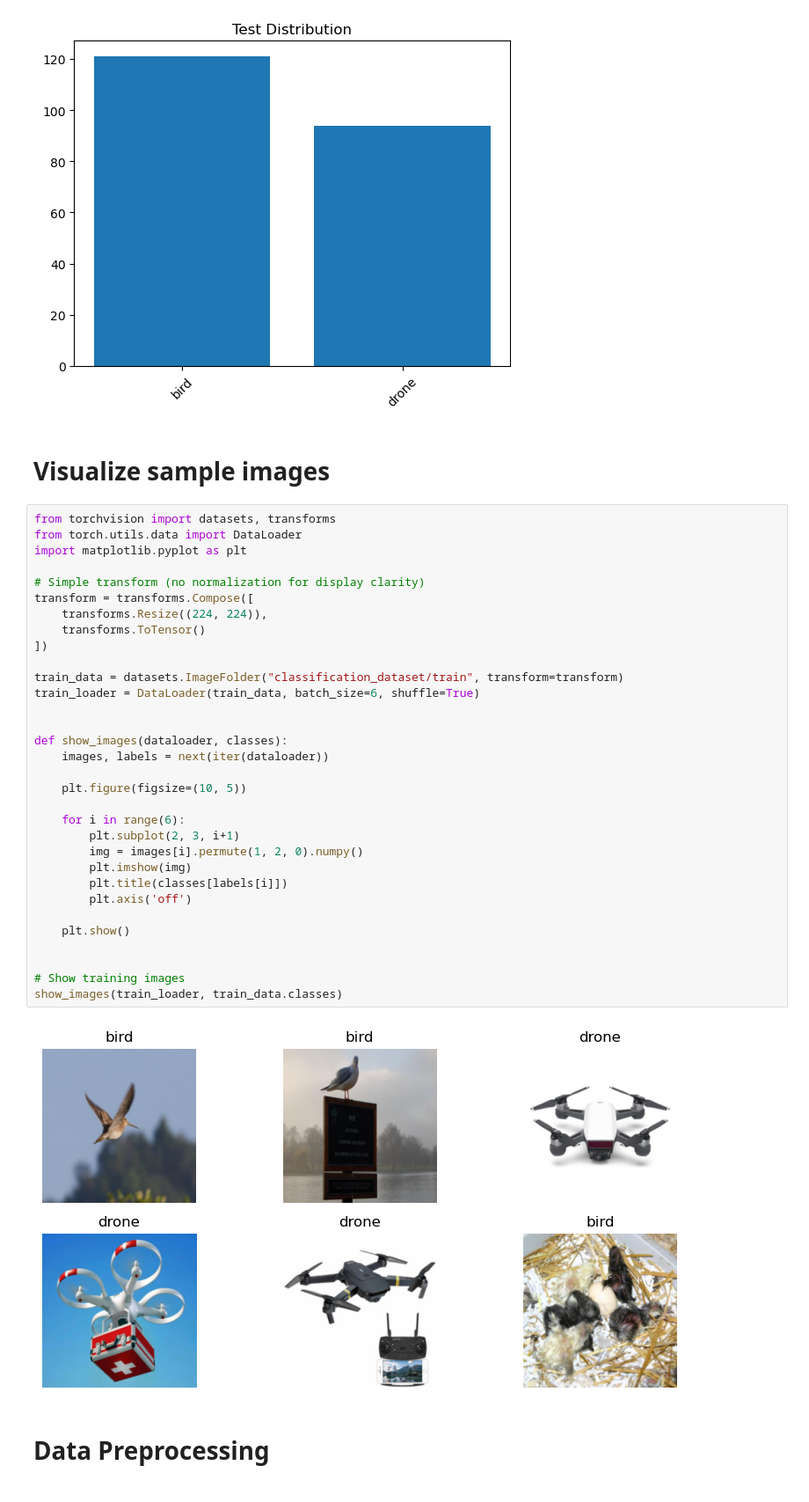
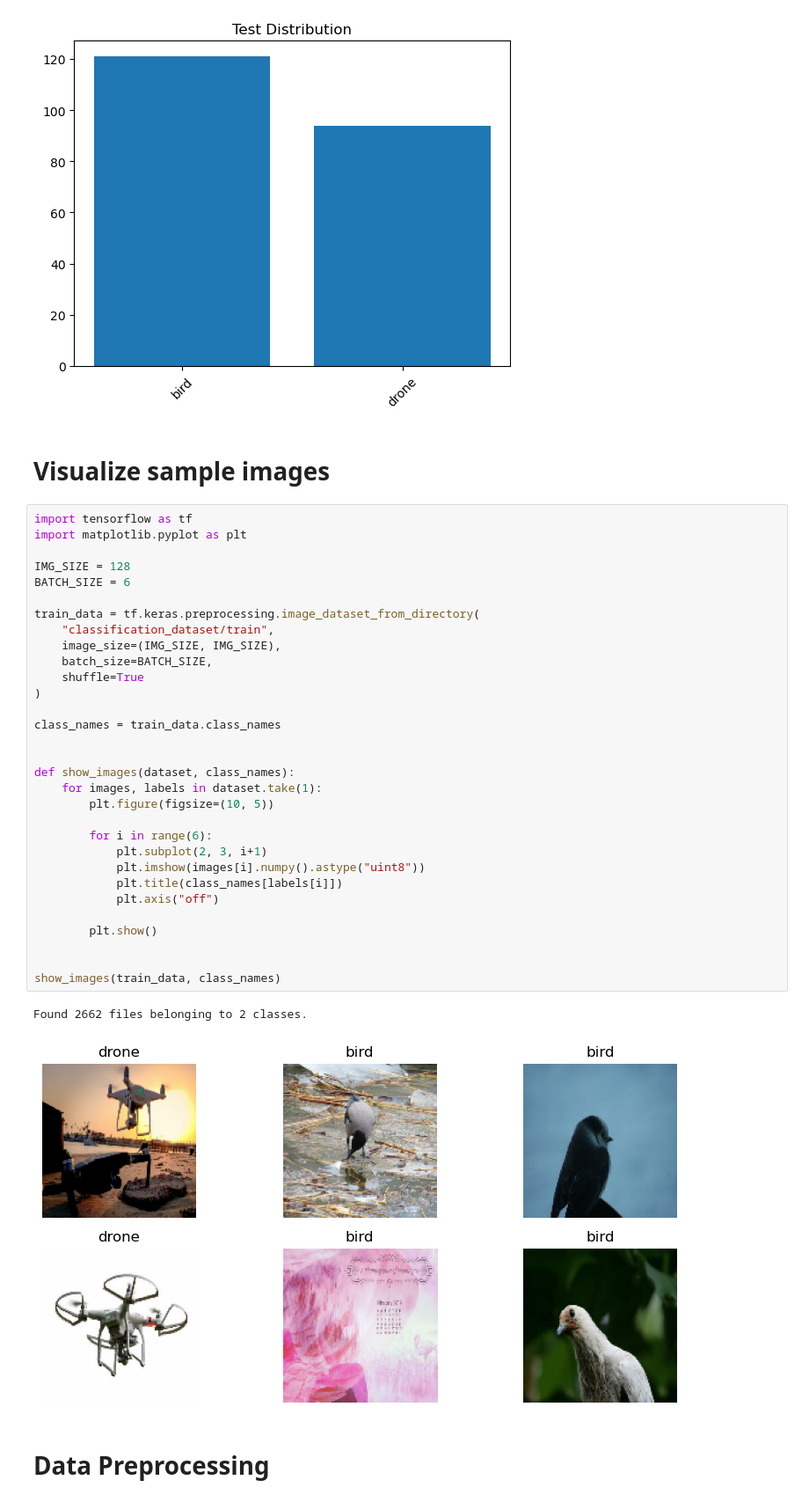
Before and after one commit to ssaraswathysakthivel-special/Aerial-Object-Classification-Detection, a Jupyter notebook: dl_cv.ipynb, the cells around one changed output. Shown at 88% size. Drawn from its saved outputs; the diff is of its cells as text.

```diff
--- a/dl_cv.ipynb
+++ b/dl_cv.ipynb
@@ -119,42 +119,42 @@ plot_distribution(test_counts, "Test Distribution")
 [figure]
 [figure]
 [figure]
-# %% [markdown]
-# Visualize sample images
-# %%
-from torchvision import datasets, transforms
-from torch.utils.data import DataLoader
-import matplotlib.pyplot as plt
-
-# Simple transform (no normalization for display clarity)
-transform = transforms.Compose([
-    transforms.Resize((224, 224)),
-    transforms.ToTensor()
-])
-
-train_data = datasets.ImageFolder("classification_dataset/train", transform=transform)
-train_loader = DataLoader(train_data, batch_size=6, shuffle=True)
-
-
-def show_images(dataloader, classes):
-    images, labels = next(iter(dataloader))
-
-    plt.figure(figsize=(10, 5))
-
-    for i in range(6):
-        plt.subplot(2, 3, i+1)
-        img = images[i].permute(1, 2, 0).numpy()
-        plt.imshow(img)
-        plt.title(classes[labels[i]])
-        plt.axis('off')
-
-    plt.show()
-
-
-# Show training images
-show_images(train_loader, train_data.classes)
-# %% [output]
-[figure, removed]
+# %% [markdown]
+# Visualize sample images
+# %%
+import tensorflow as tf
+import matplotlib.pyplot as plt
+
+IMG_SIZE = 128
+BATCH_SIZE = 6
+
+train_data = tf.keras.preprocessing.image_dataset_from_directory(
+    "classification_dataset/train",
+    image_size=(IMG_SIZE, IMG_SIZE),
+    batch_size=BATCH_SIZE,
+    shuffle=True
+)
+
+class_names = train_data.class_names
+
+
+def show_images(dataset, class_names):
+    for images, labels in dataset.take(1):
+        plt.figure(figsize=(10, 5))
+
+        for i in range(6):
+            plt.subplot(2, 3, i+1)
+            plt.imshow(images[i].numpy().astype("uint8"))
+            plt.title(class_names[labels[i]])
+            plt.axis("off")
+
+        plt.show()
+
+
+show_images(train_data, class_names)
+# %% [output]
+Found 2662 files belonging to 2 classes.
+[figure, added]
 # %% [markdown]
 # Data Preprocessing
 # %%
```
Also changed, not shown: parts of 9 cells of this notebook.
